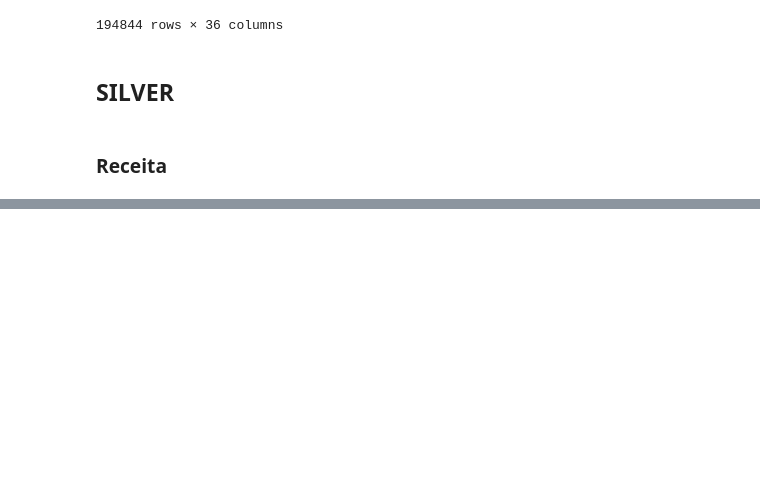
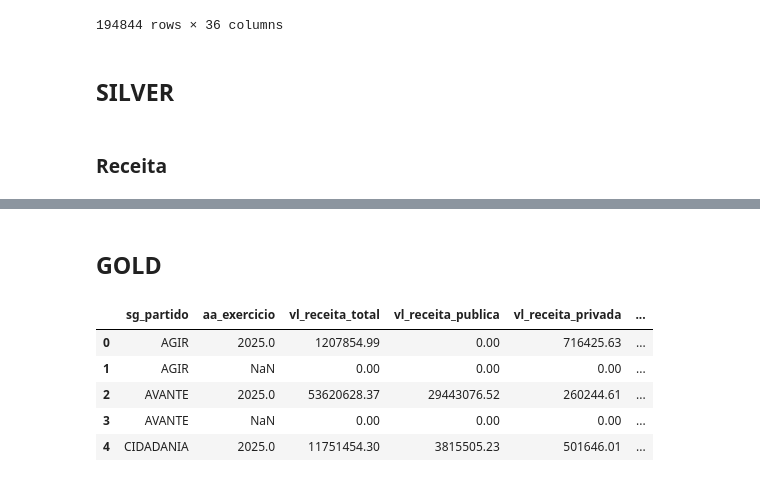
Before and after one commit to nicolas0liveira/transparencia_partidaria_br, a Jupyter notebook: notebooks/00-debug_generico.ipynb, the cells around one changed output, grey strips where cells are left out. Cells and saved outputs as stored; diff of their text form; code cells hidden in the pictures; blank space fills up the shorter version.

```diff
--- a/notebooks/00-debug_generico.ipynb
+++ b/notebooks/00-debug_generico.ipynb
@@ -120,0 +183,23 @@ df
+# %% [markdown]
+## GOLD
+# %%
+PARQUET_FILE_NAME = "partido_ano_receita.parquet"
+
+df = duckdb.sql(
+    f"""
+    SELECT
+        *
+    FROM read_parquet(
+        '../data/04-gold/{PARQUET_FILE_NAME}'
+    )
+    """
+).df()
+
+df.head()
+# %% [output]
+|  | sg_partido | aa_exercicio | vl_receita_total | vl_receita_publica | vl_receita_privada | ... |
+| 0 | AGIR | 2025.0 | 1207854.99 | 0.00 | 716425.63 | ... |
+| 1 | AGIR | NaN | 0.00 | 0.00 | 0.00 | ... |
+| 2 | AVANTE | 2025.0 | 53620628.37 | 29443076.52 | 260244.61 | ... |
+| 3 | AVANTE | NaN | 0.00 | 0.00 | 0.00 | ... |
+| 4 | CIDADANIA | 2025.0 | 11751454.30 | 3815505.23 | 501646.01 | ... |
```
Also changed, not shown: parts of 6 cells of this notebook, 4 other files.
